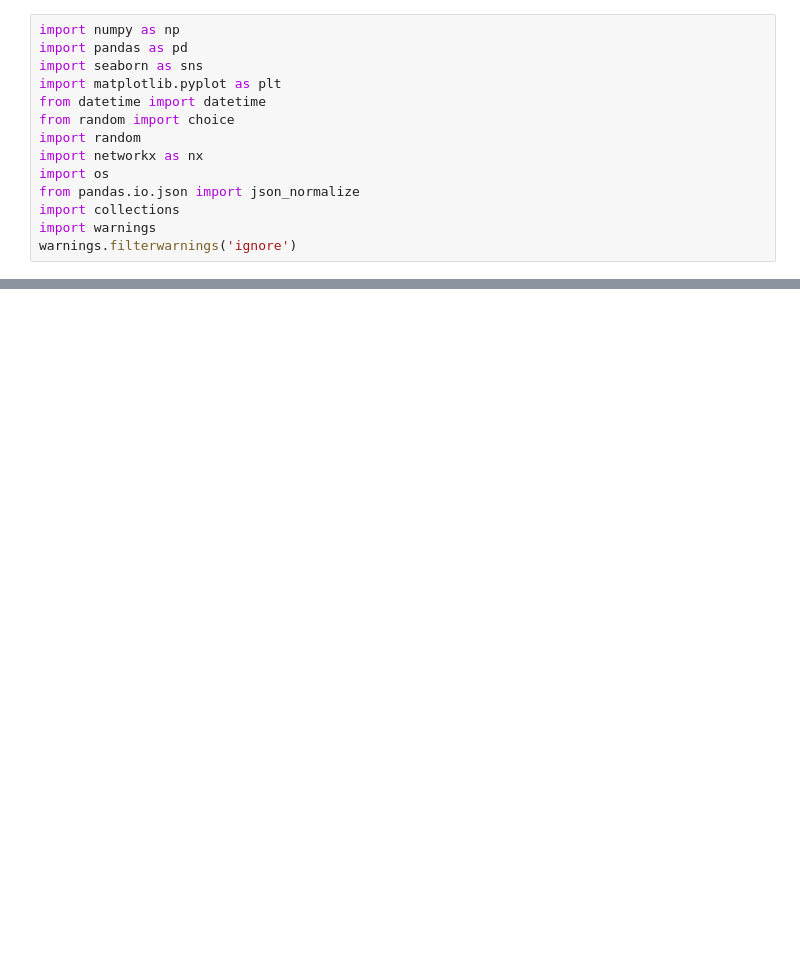
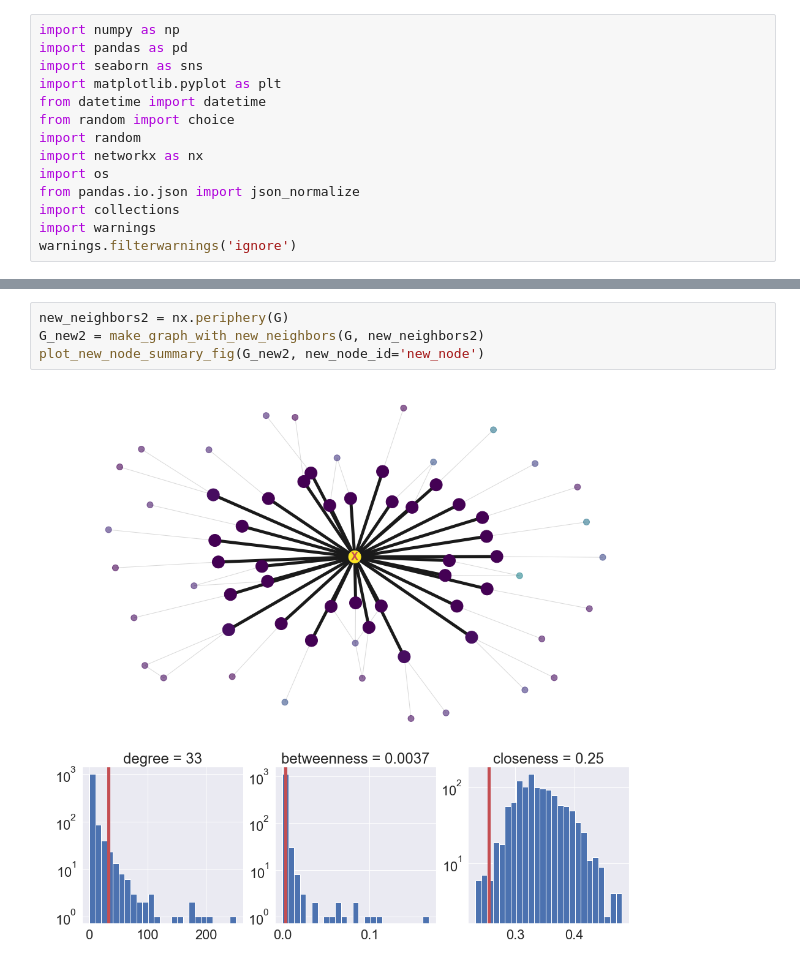
Before and after one commit to DariusParvin/Lightning-Channel-Optimizer, a Jupyter notebook: Make_Channel_Demo.ipynb, the cells around one changed output, grey strips where cells are left out. Drawn from its saved outputs; the diff is of its cells as text; blank space fills up the shorter version.

```diff
--- a/Make_Channel_Demo.ipynb
+++ b/Make_Channel_Demo.ipynb
@@ -269,0 +215,6 @@ connect_to_new_neighbors(new_neighbors)
+# %%
+new_neighbors2 = nx.periphery(G)
+G_new2 = make_graph_with_new_neighbors(G, new_neighbors2)
+plot_new_node_summary_fig(G_new2, new_node_id='new_node')
+# %% [output]
+[figure, added]
```
Also changed, not shown: parts of 23 cells of this notebook, 3 other files.
